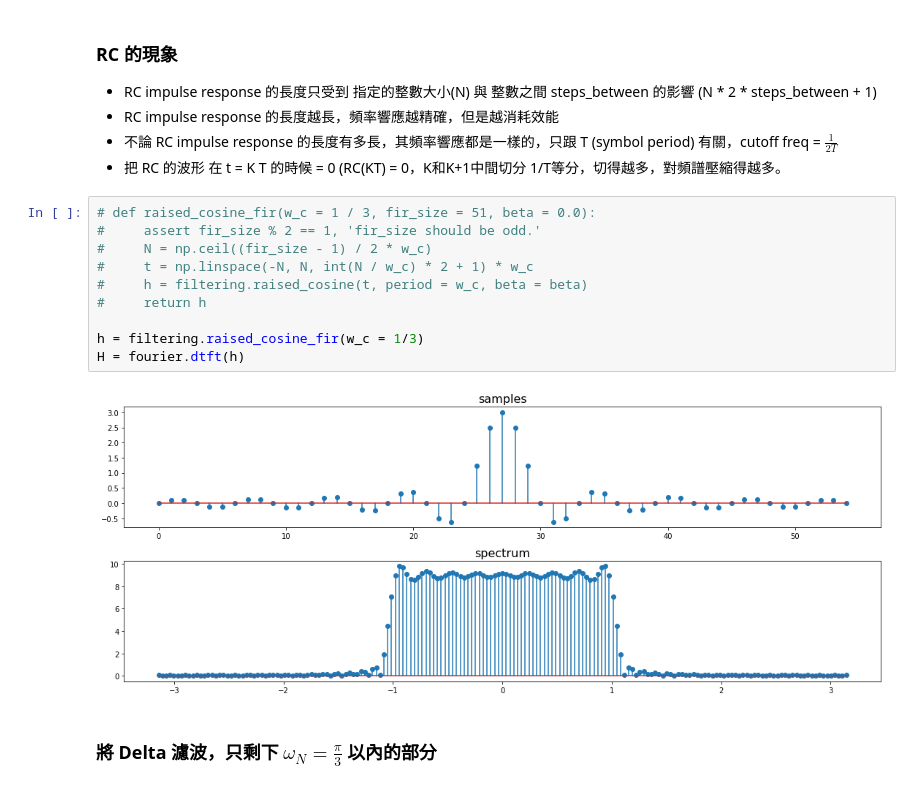
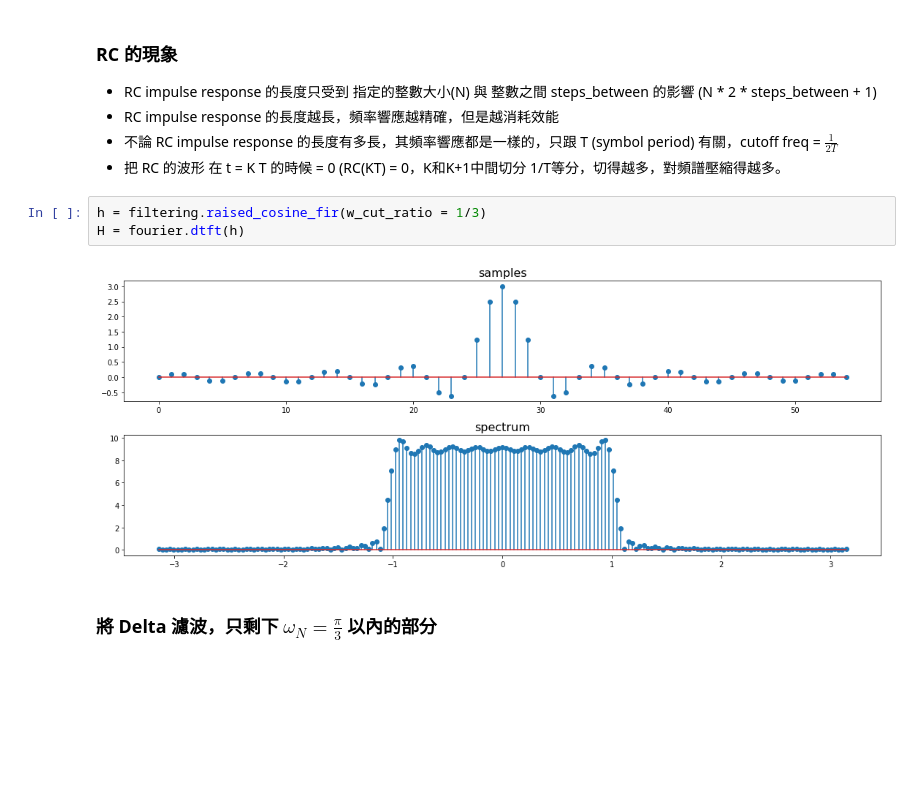
Before and after one commit to Wei1234c/Digital_Signal_Processing, a Jupyter notebook: notebooks/week8/Week 8 Lab.ipynb, the cells around one changed output. Cells and saved outputs as stored; diff of their text form; blank space fills up the shorter version.

```diff
--- a/notebooks/week8/Week 8 Lab.ipynb
+++ b/notebooks/week8/Week 8 Lab.ipynb
@@ -358,18 +353,11 @@ Delta = fourier.dtft(delta)
 - RC impulse response 的長度越長，頻率響應越精確，但是越消耗效能
 - 不論 RC impulse response 的長度有多長，其頻率響應都是一樣的，只跟 T (symbol period) 有關，cutoff freq = $\frac{1}{2T}$
 - 把 RC 的波形 在 t = K T 的時候 = 0 (RC(KT) = 0，K和K+1中間切分 1/T等分，切得越多，對頻譜壓縮得越多。
-# %%
-# def raised_cosine_fir(w_c = 1 / 3, fir_size = 51, beta = 0.0):
-#     assert fir_size % 2 == 1, 'fir_size should be odd.'
-#     N = np.ceil((fir_size - 1) / 2 * w_c)
-#     t = np.linspace(-N, N, int(N / w_c) * 2 + 1) * w_c
-#     h = filtering.raised_cosine(t, period = w_c, beta = beta)
-#     return h
-
-h = filtering.raised_cosine_fir(w_c = 1/3)
-H = fourier.dtft(h)
-# %% [output]
-[figure, removed]
+# %%
+h = filtering.raised_cosine_fir(w_cut_ratio = 1/3)
+H = fourier.dtft(h)
+# %% [output]
+[figure, added]
 # %% [markdown]
 ### 將 Delta 濾波，只剩下 $\omega_{N} = \frac{\pi}{3}$ 以內的部分
 # %%
```
Also changed, not shown: parts of 47 cells of this notebook, 14 other files.
